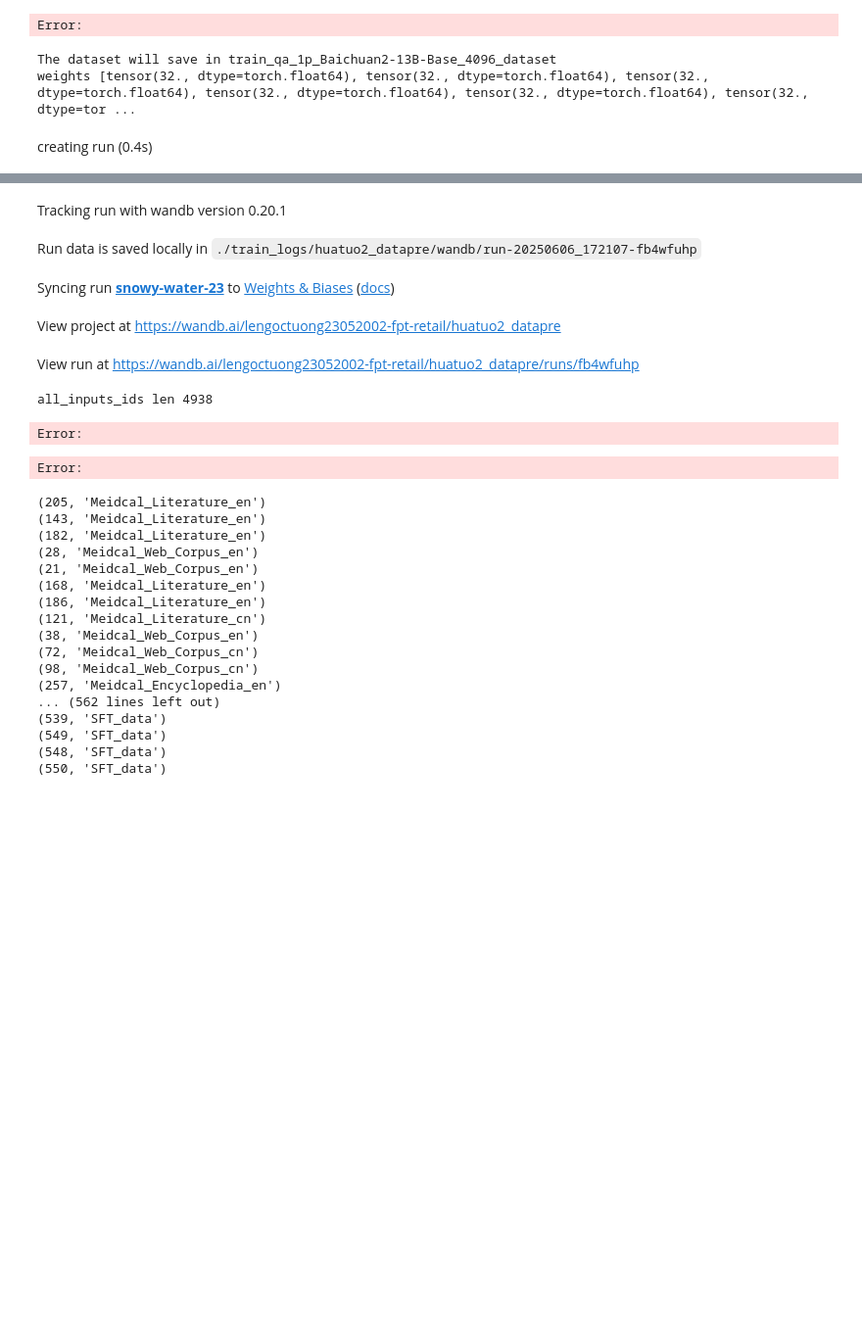
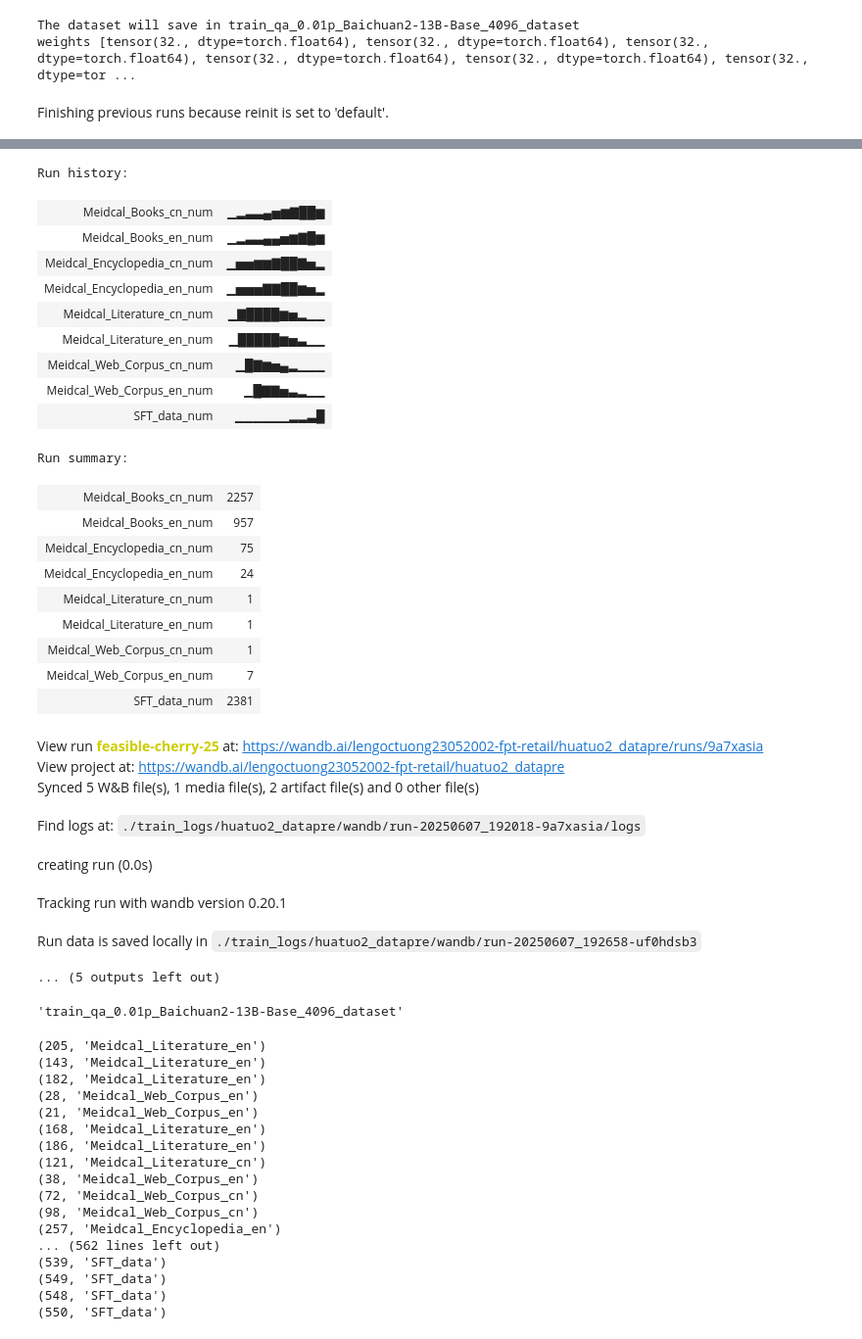
Before and after one commit to lengoctuong/HuatuoGPT-II-clone, a Jupyter notebook: process_data.ipynb, the cells around one changed output, grey strips where cells are left out. Shown at 98% size. Drawn from its saved outputs; the diff is of its cells as text; code cells hidden in the pictures; blank space fills up the shorter version.

Commit message:
update data

```diff
--- a/process_data.ipynb
+++ b/process_data.ipynb
@@ -3,6 +3,10 @@
 import os
 os.environ["TMPDIR"] = "./tmp"
 os.makedirs("./tmp", exist_ok=True)
+
+from dotenv import load_dotenv
+load_dotenv()
+
 import copy
 import json
 import os
@@ -189,14 +193,12 @@ class HuatuoGPT_data(torch.utils.data.Dataset):
 
     def collate_fn(self, batch):
         return batch
-# %% [output]
-Error:
 # %%
 parser = argparse.ArgumentParser(description='Args of Data Preprocess')
 debug = False
 
 class Args:
-    def __init__(self, data_path="/mnt/c/Users/HOME/Downloads/HuatuoGPT-II/adaption/one_stage_training/train_qa_1p.json",
+    def __init__(self, data_path="/mnt/c/Users/HOME/Downloads/HuatuoGPT-II/adaption/one_stage_training/train_qa_0.01p.json",
                  model_path="baichuan-inc/Baichuan2-13B-Base",
                  max_seq_len=4096):
         self.data_path = data_path
@@ -278,6 +280,6 @@ table.add_data(json.dumps(train_dataset.data_priority,ensure_ascii=False,indent=
 wandb.log({"data_sample_info": table})
 print(json.dumps(train_dataset.data_priority,ensure_ascii=False,indent=2),json.dumps(train_dataset.data_epoch,ensure_ascii=False,indent=2),json.dumps(train_dataset.get_data_info(),ensure_ascii=False,indent=2))
 # %% [output]
-The dataset will save in train_qa_1p_Baichuan2-13B-Base_4096_dataset
+The dataset will save in train_qa_0.01p_Baichuan2-13B-Base_4096_dataset
 weights [tensor(32., dtype=torch.float64), tensor(32., dtype=torch.float64), tensor(32., dtype=torch.float64), tensor(32., dtype=torch.float64), tensor(32., dtype=torch.float64), tensor(32., dtype=tor ...
-creating run (0.4s)
+Finishing previous runs because reinit is set to 'default'.
@@ -284,11 +287,35 @@ creating run (0.4s)
+Run history:
+| Meidcal_Books_cn_num | ▁▂▃▃▄▅▆▇██▆ |
+| Meidcal_Books_en_num | ▁▂▃▃▄▄▅▆▇█▆ |
+| Meidcal_Encyclopedia_cn_num | ▁▅▅▆▆▇██▇▅▂ |
+| Meidcal_Encyclopedia_en_num | ▁▅▅▅▇▇██▆▅▂ |
+| Meidcal_Literature_cn_num | ▁▇████▆▅▂▁▁ |
+| Meidcal_Literature_en_num | ▁█████▆▅▃▁▁ |
+| Meidcal_Web_Corpus_cn_num | ▁█▇▆▅▄▂▁▁▁ |
+| Meidcal_Web_Corpus_en_num | ▁█▇▇▅▃▂▁▁ |
+| SFT_data_num | ▁▁▁▁▁▁▂▂▃█ |
+Run summary:
+| Meidcal_Books_cn_num | 2257 |
+| Meidcal_Books_en_num | 957 |
+| Meidcal_Encyclopedia_cn_num | 75 |
+| Meidcal_Encyclopedia_en_num | 24 |
+| Meidcal_Literature_cn_num | 1 |
+| Meidcal_Literature_en_num | 1 |
+| Meidcal_Web_Corpus_cn_num | 1 |
+| Meidcal_Web_Corpus_en_num | 7 |
+| SFT_data_num | 2381 |
-Tracking run with wandb version 0.20.1
+View run feasible-cherry-25 at: https://wandb.ai/lengoctuong23052002-fpt-retail/huatuo2_datapre/runs/9a7xasia
+View project at: https://wandb.ai/lengoctuong23052002-fpt-retail/huatuo2_datapre
+Synced 5 W&B file(s), 1 media file(s), 2 artifact file(s) and 0 other file(s)
-Run data is saved locally in ./train_logs/huatuo2_datapre/wandb/run-20250606_172107-fb4wfuhp
+Find logs at: ./train_logs/huatuo2_datapre/wandb/run-20250607_192018-9a7xasia/logs
-Syncing run snowy-water-23 to Weights & Biases (docs)
+creating run (0.0s)
-View project at https://wandb.ai/lengoctuong23052002-fpt-retail/huatuo2_datapre
+Tracking run with wandb version 0.20.1
-View run at https://wandb.ai/lengoctuong23052002-fpt-retail/huatuo2_datapre/runs/fb4wfuhp
+Run data is saved locally in ./train_logs/huatuo2_datapre/wandb/run-20250607_192658-uf0hdsb3
-all_inputs_ids len 4938
-Error:
-Error:
+... (5 outputs left out)
+# %%
+args.save_path
+# %% [output]
+'train_qa_0.01p_Baichuan2-13B-Base_4096_dataset'
 # %%
 import numpy as np
 for i in took_index:
```
Also changed, not shown: parts of 1 cell of this notebook, 6 other files.
